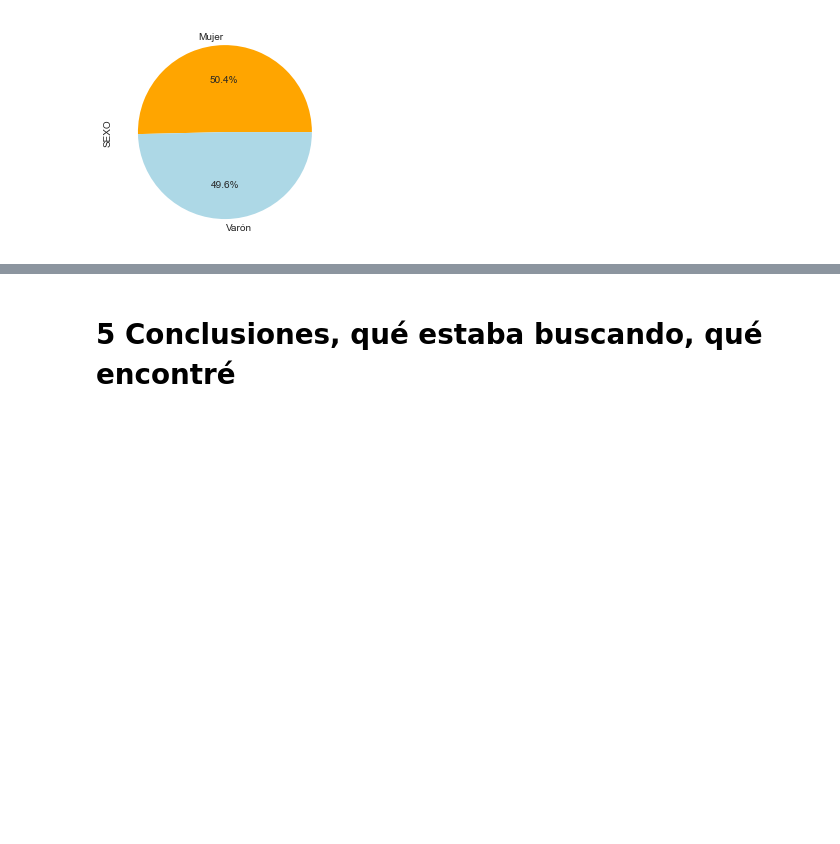
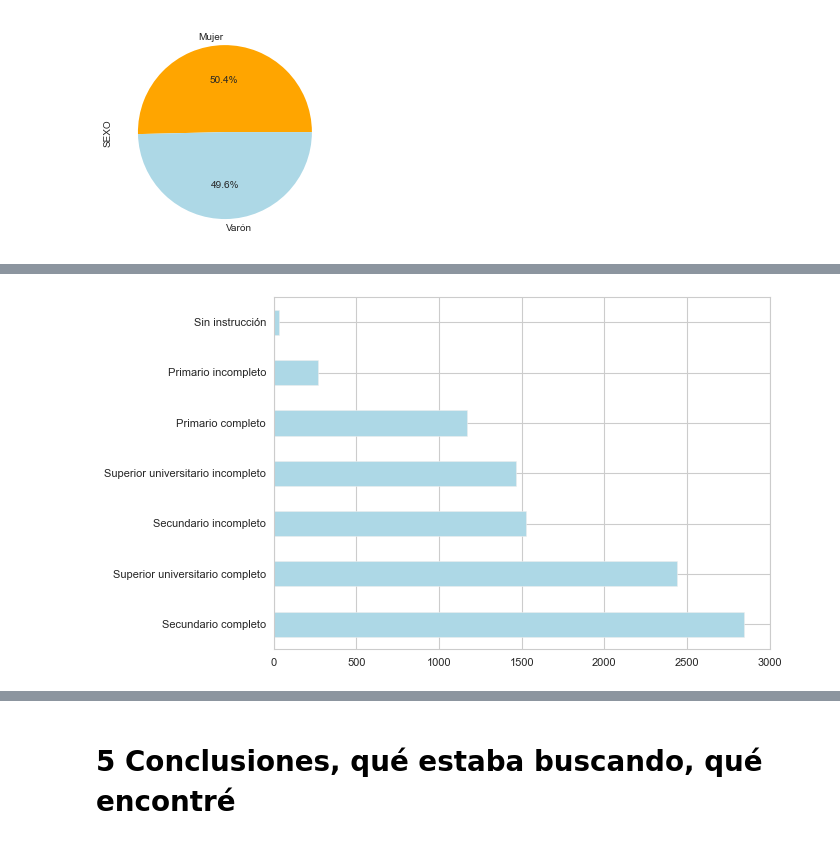
Before and after one commit to VioleCP/EPH-subocupacion, a Jupyter notebook: Subocupación Argentina.ipynb, the cells around one changed output, grey strips where cells are left out. Saved outputs shown, nothing was run; the diff lists cells and outputs as text; code cells hidden in the pictures; blank space fills up the shorter version.

```diff
--- a/Subocupación Argentina.ipynb
+++ b/Subocupación Argentina.ipynb
@@ -561,0 +594,6 @@ ax2.pie(sexoo, colors= ["orange","lightblue"], autopct='%1.1f%%');
+# %%
+#Intensidad de la ocupación según nivel educativo
+niveledo = ocupados[ocupados.INTENSIDAD_DE_LA_OCUPACIÓN == "Ocupado pleno"].NIVEL_EDUCATIVO.value_counts()
+niveledoplt = niveledo.plot.barh(color= ["lightblue"])
+# %% [output]
+[figure, added]
```
Also changed, not shown: parts of 11 cells of this notebook, 1 other file.
